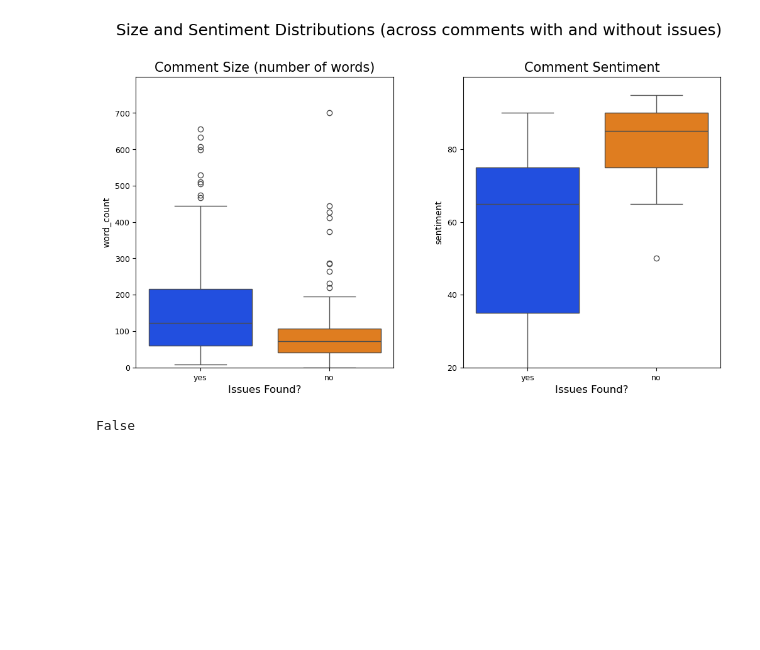
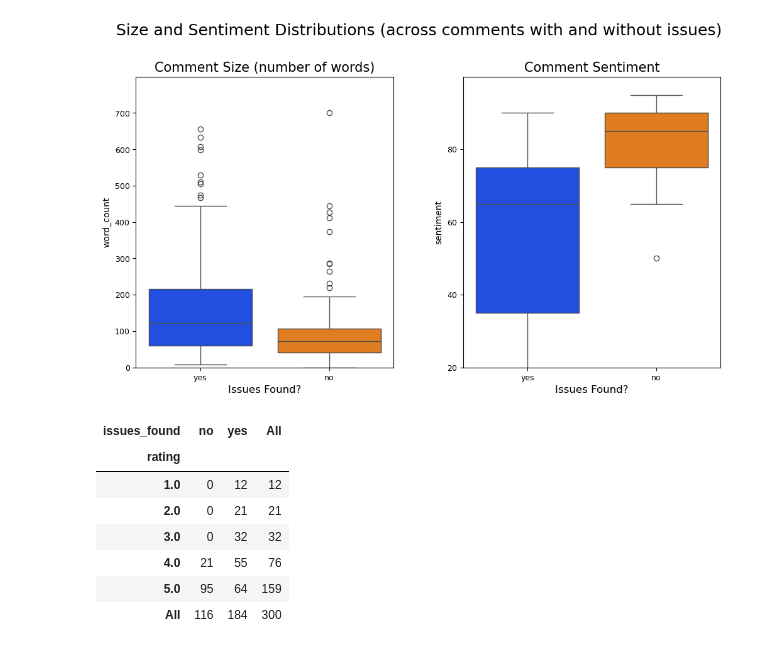
Before and after one commit to evanpaddock/MIS501_PA4, a Jupyter notebook: PA4.ipynb, the cells around one changed output. Cells and saved outputs as stored; diff of their text form; code cells hidden in the pictures; blank space fills up the shorter version.

```diff
--- a/PA4.ipynb
+++ b/PA4.ipynb
@@ -220,5 +230,14 @@ fig.subplots_adjust(wspace=0.27)
 # %% [output]
 [figure]
 # %%
+rating_dist_cross = pd.crosstab(index=info_df["rating"], columns=info_df["issues_found"], margins=True)
+display(rating_dist_cross)
 # %% [output]
-False
+| issues_found | no | yes | All |
+| rating |  |  |  |
+| 1.0 | 0 | 12 | 12 |
+| 2.0 | 0 | 21 | 21 |
+| 3.0 | 0 | 32 | 32 |
+| 4.0 | 21 | 55 | 76 |
+| 5.0 | 95 | 64 | 159 |
+| All | 116 | 184 | 300 |
```
Also changed, not shown: parts of 3 cells of this notebook.
